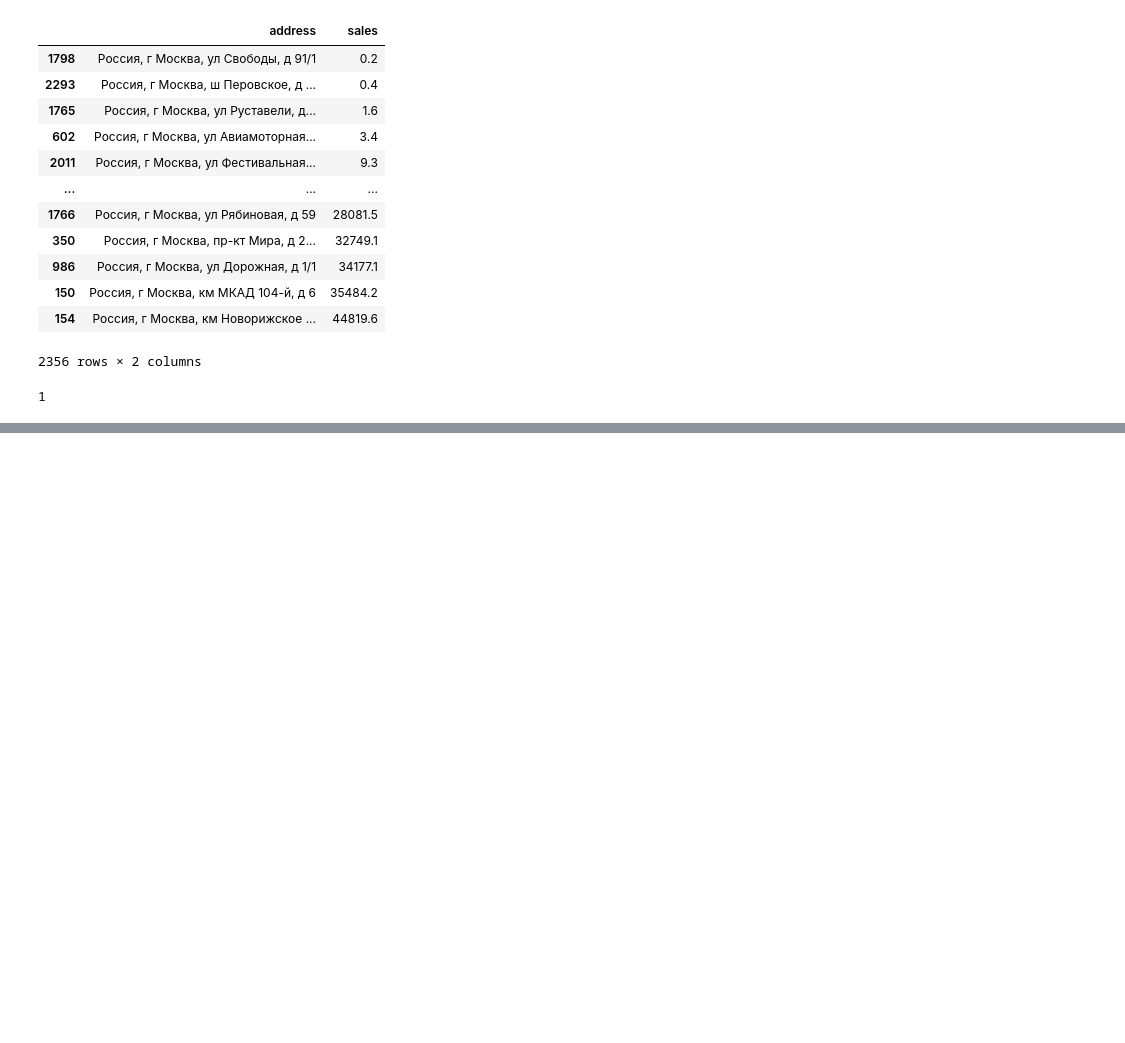
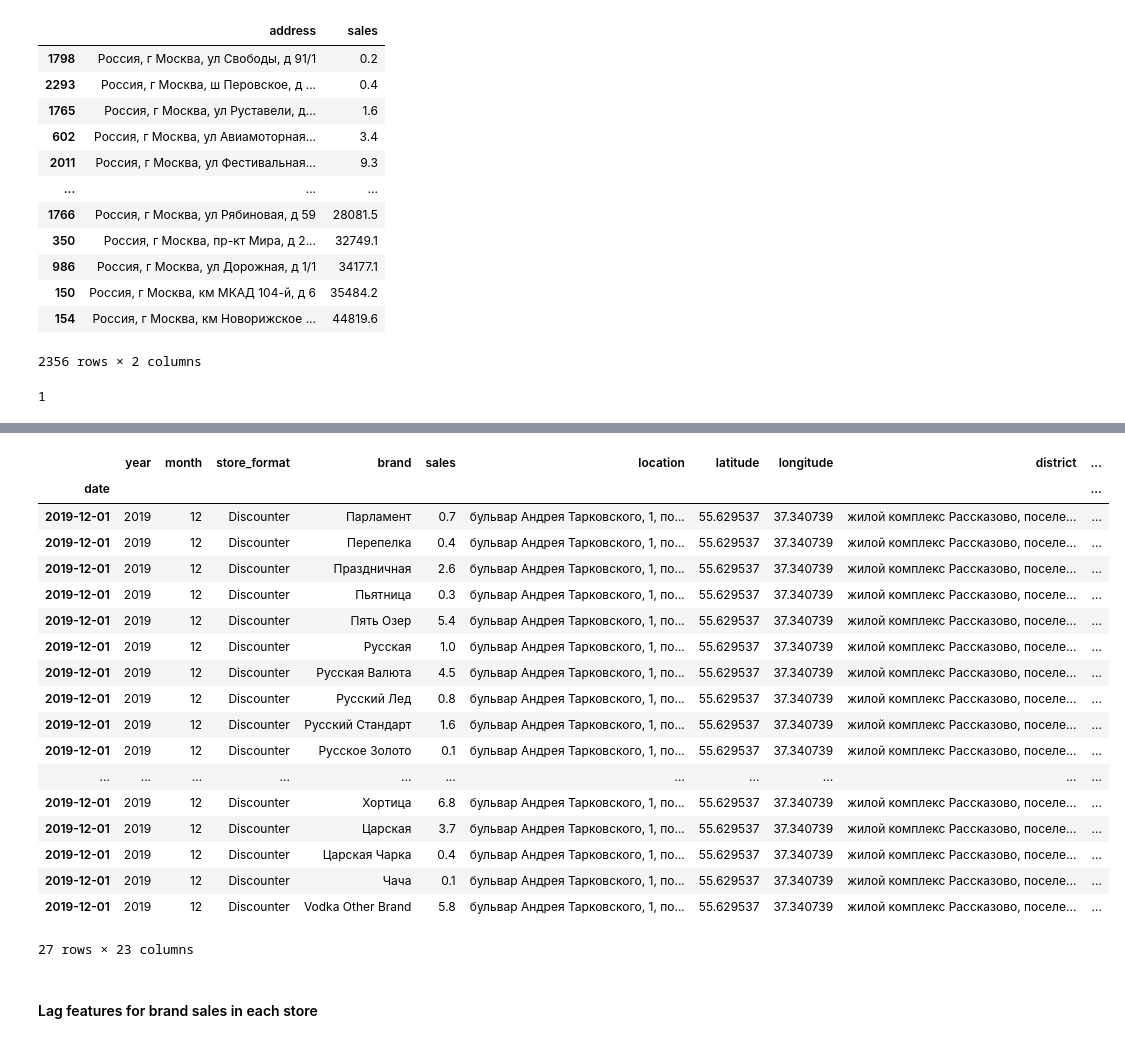
Before and after one commit to denis19973/projector-course_work, a Jupyter notebook: notebooks/EDA.ipynb, the cells around one changed output, grey strips where cells are left out. Cells and saved outputs as stored; diff of their text form; code cells hidden in the pictures; blank space fills up the shorter version.

```diff
--- a/notebooks/EDA.ipynb
+++ b/notebooks/EDA.ipynb
@@ -159,4 +129,4 @@ len(useless_brands)
 1
 # %%
 # drop Nan columns
-df = df.dropna(subset=['sales'])
+df = df.dropna(subset=['sales', 'district'])
@@ -162,0 +137,15 @@ df = df.dropna(subset=['sales'])
+# %%
+month_revenues = df.groupby(['address', 'date']).agg({'sales': ['sum', 'mean', 'std']}).reset_index()
+month_revenues.columns = ['address', 'date', 'sales_sum', 'sales_mean', 'sales_std']
+# %%
+month_revenues['lag_1_store_sales_sum'] =  month_revenues.groupby('address')['sales_sum'].shift(1)
+month_revenues['lag_1_store_sales_mean'] =  month_revenues.groupby('address')['sales_mean'].shift(1)
+month_revenues['lag_1_store_sales_std'] =  month_revenues.groupby('address')['sales_std'].shift(1)
+
+month_revenues['lag_2_store_sales_sum'] =  month_revenues.groupby('address')['sales_sum'].shift(2)
+month_revenues['lag_2_store_sales_mean'] =  month_revenues.groupby('address')['sales_mean'].shift(2)
+month_revenues['lag_2_store_sales_std'] =  month_revenues.groupby('address')['sales_std'].shift(2)
+
+month_revenues['lag_3_store_sales_sum'] =  month_revenues.groupby('address')['sales_sum'].shift(3)
+month_revenues['lag_3_store_sales_mean'] =  month_revenues.groupby('address')['sales_mean'].shift(3)
+month_revenues['lag_3_store_sales_std'] =  month_revenues.groupby('address')['sales_std'].shift(3)
@@ -162,0 +172,28 @@ df = df.dropna(subset=['sales'])
+# %%
+left_df =  df.set_index(['address', 'date'])
+right_df = month_revenues.set_index(['address', 'date'])
+merged_df = pd.merge(left_df, right_df, left_index=True, right_index=True, how='left', sort=False) # todo: change to df
+# %%
+merged_df.loc['Россия, г Москва, Внуковское п, б-р Андрея Тарковского, д 1'].tail(27)
+# %% [output]
+|  | year | month | store_format | brand | sales | location | latitude | longitude | district | ... |
+| date |  |  |  |  |  |  |  |  |  | ... |
+| 2019-12-01 | 2019 | 12 | Discounter | Парламент | 0.7 | бульвар Андрея Тарковского, 1, по... | 55.629537 | 37.340739 | жилой комплекс Рассказово, поселе... | ... |
+| 2019-12-01 | 2019 | 12 | Discounter | Перепелка | 0.4 | бульвар Андрея Тарковского, 1, по... | 55.629537 | 37.340739 | жилой комплекс Рассказово, поселе... | ... |
+| 2019-12-01 | 2019 | 12 | Discounter | Праздничная | 2.6 | бульвар Андрея Тарковского, 1, по... | 55.629537 | 37.340739 | жилой комплекс Рассказово, поселе... | ... |
+| 2019-12-01 | 2019 | 12 | Discounter | Пьятница | 0.3 | бульвар Андрея Тарковского, 1, по... | 55.629537 | 37.340739 | жилой комплекс Рассказово, поселе... | ... |
+| 2019-12-01 | 2019 | 12 | Discounter | Пять Озер | 5.4 | бульвар Андрея Тарковского, 1, по... | 55.629537 | 37.340739 | жилой комплекс Рассказово, поселе... | ... |
+| 2019-12-01 | 2019 | 12 | Discounter | Русская | 1.0 | бульвар Андрея Тарковского, 1, по... | 55.629537 | 37.340739 | жилой комплекс Рассказово, поселе... | ... |
+| 2019-12-01 | 2019 | 12 | Discounter | Русская Валюта | 4.5 | бульвар Андрея Тарковского, 1, по... | 55.629537 | 37.340739 | жилой комплекс Рассказово, поселе... | ... |
+| 2019-12-01 | 2019 | 12 | Discounter | Русский Лед | 0.8 | бульвар Андрея Тарковского, 1, по... | 55.629537 | 37.340739 | жилой комплекс Рассказово, поселе... | ... |
+| 2019-12-01 | 2019 | 12 | Discounter | Русский Стандарт | 1.6 | бульвар Андрея Тарковского, 1, по... | 55.629537 | 37.340739 | жилой комплекс Рассказово, поселе... | ... |
+| 2019-12-01 | 2019 | 12 | Discounter | Русское Золото | 0.1 | бульвар Андрея Тарковского, 1, по... | 55.629537 | 37.340739 | жилой комплекс Рассказово, поселе... | ... |
+| ... | ... | ... | ... | ... | ... | ... | ... | ... | ... | ... |
+| 2019-12-01 | 2019 | 12 | Discounter | Хортица | 6.8 | бульвар Андрея Тарковского, 1, по... | 55.629537 | 37.340739 | жилой комплекс Рассказово, поселе... | ... |
+| 2019-12-01 | 2019 | 12 | Discounter | Царская | 3.7 | бульвар Андрея Тарковского, 1, по... | 55.629537 | 37.340739 | жилой комплекс Рассказово, поселе... | ... |
+| 2019-12-01 | 2019 | 12 | Discounter | Царская Чарка | 0.4 | бульвар Андрея Тарковского, 1, по... | 55.629537 | 37.340739 | жилой комплекс Рассказово, поселе... | ... |
+| 2019-12-01 | 2019 | 12 | Discounter | Чача | 0.1 | бульвар Андрея Тарковского, 1, по... | 55.629537 | 37.340739 | жилой комплекс Рассказово, поселе... | ... |
+| 2019-12-01 | 2019 | 12 | Discounter | Vodka Other Brand | 5.8 | бульвар Андрея Тарковского, 1, по... | 55.629537 | 37.340739 | жилой комплекс Рассказово, поселе... | ... |
+27 rows × 23 columns
+# %% [markdown]
+#### Lag features for brand sales in each store
```
Also changed, not shown: parts of 82 cells of this notebook, 9 other files.
